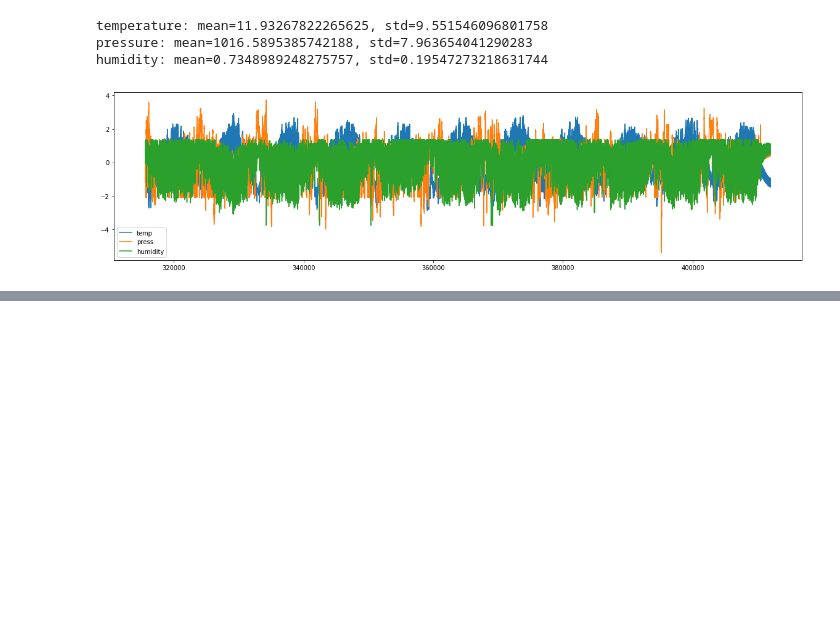
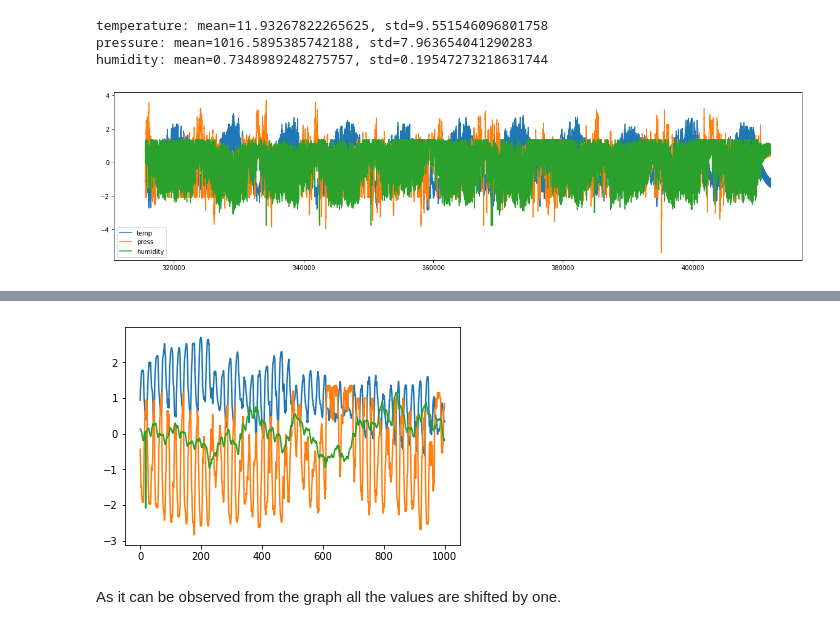
Before and after one commit to agayev169/weather_forecast, a Jupyter notebook: lstm_weather.ipynb, the cells around one changed output, grey strips where cells are left out. Drawn from its saved outputs; the diff is of its cells as text; code cells hidden in the pictures; blank space fills up the shorter version.

```diff
--- a/lstm_weather.ipynb
+++ b/lstm_weather.ipynb
@@ -17,6 +32,7 @@ PRESS_DEFAULT = 1000
 
 HUMIDITY_MEAN = 0
 HUMIDITY_STD = 0
+HUMIDITY_DEFAULT = 0.5
 
 TIME_ZERO = pd.Timestamp('1970-01-01 00:00:00')
 TIME_DELTA = '1h'
@@ -113,18 +129,12 @@ def denormalize_temp_single(temp):
 # ======= press =======
 
 def normalize_press(press):
-
+    global PRESS_MEAN, PRESS_STD
     # 0's mess up mean and std calculations
     press = press.replace(0, PRESS_DEFAULT)
-
-    global PRESS_MEAN, PRESS_STD
     PRESS_MEAN = press.mean()
     PRESS_STD = press.std()
-#     for i in range(len(press)):
-#         if press[i] == 0:
-#             press[i] = press[i-1] if i != 0 else PRESS_DEFAULT
-
-    return [(PRESS_DEFAULT - PRESS_MEAN) / PRESS_STD if p == 0 else (p - PRESS_MEAN) / PRESS_STD for p in press]
+    return [(p - PRESS_MEAN) / PRESS_STD for p in press]
 
 
 def denormalize_press(press):
@@ -139,6 +149,7 @@ def denormalize_press_single(press):
 
 def normalize_humidity(hum):
     global HUMIDITY_MEAN, HUMIDITY_STD
+    hum = hum.replace(0, HUMIDITY_DEFAULT)
     HUMIDITY_MEAN = hum.mean()
     HUMIDITY_STD = hum.std()
     return [(h - HUMIDITY_MEAN) / HUMIDITY_STD for h in hum]
@@ -297,0 +275,2 @@ BATCH_SIZE = 128
+# %%
+TEST_SIZE = 1000
@@ -297,0 +280,11 @@ BATCH_SIZE = 128
+# %%
+def persistence_bl(data):
+    return np.array([d[-1] for d in data])
+# %%
+predictions_bl = persistence_bl(val_x[:TEST_SIZE])
+plt.plot(predictions_bl)
+plt.show()
+# %% [output]
+[figure, added]
+# %% [markdown]
+As it can be observed from the graph all the values are shifted by one.
```
Also changed, not shown: parts of 25 cells of this notebook.
